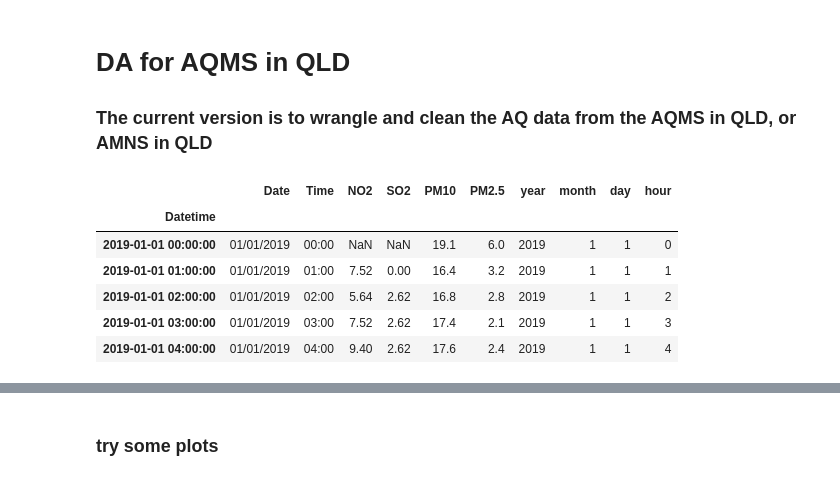
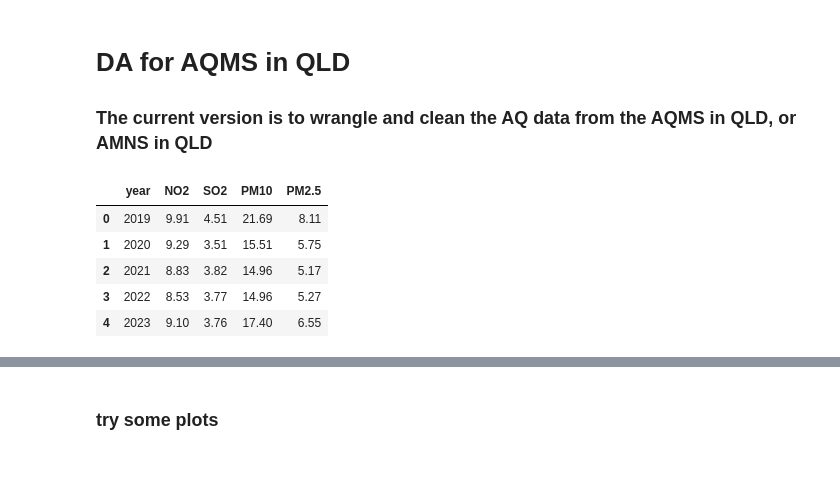
Before and after one commit to GinnCheng/DA_AQ_hub, a Jupyter notebook: main_script.ipynb, the cells around one changed output, grey strips where cells are left out. Cells and saved outputs as stored; diff of their text form; code cells hidden in the pictures.

```diff
--- a/main_script.ipynb
+++ b/main_script.ipynb
@@ -16,16 +16,15 @@ amns = ["Boat Creek", "Memorial Park", "South Gladstone"]
 bc_data = qadf(years=years, location="Boat Creek")
 # mp_data = qadf(years=years, location="Memorial Park")
 # sg_data = qadf(years=years, location="South Gladstone")
-df_bc = bc_data.fetch().format().wrangle(quantity_group=['dust','voc'],output=True)
+df_bc_yr_avg = bc_data.fetch().format().wrangle(quantity_group=['dust','voc']).average(period='year')
 # df_mp = mp_data.fetch().format()
 # df_sg = sg_data.fetch().format()
 # %%
-df_bc.head()
+df_bc_yr_avg.head()
 # %% [output]
-|  | Date | Time | NO2 | SO2 | PM10 | PM2.5 | year | month | day | hour |
-| Datetime |  |  |  |  |  |  |  |  |  |  |
-| 2019-01-01 00:00:00 | 01/01/2019 | 00:00 | NaN | NaN | 19.1 | 6.0 | 2019 | 1 | 1 | 0 |
-| 2019-01-01 01:00:00 | 01/01/2019 | 01:00 | 7.52 | 0.00 | 16.4 | 3.2 | 2019 | 1 | 1 | 1 |
-| 2019-01-01 02:00:00 | 01/01/2019 | 02:00 | 5.64 | 2.62 | 16.8 | 2.8 | 2019 | 1 | 1 | 2 |
-| 2019-01-01 03:00:00 | 01/01/2019 | 03:00 | 7.52 | 2.62 | 17.4 | 2.1 | 2019 | 1 | 1 | 3 |
-| 2019-01-01 04:00:00 | 01/01/2019 | 04:00 | 9.40 | 2.62 | 17.6 | 2.4 | 2019 | 1 | 1 | 4 |
+|  | year | NO2 | SO2 | PM10 | PM2.5 |
+| 0 | 2019 | 9.91 | 4.51 | 21.69 | 8.11 |
+| 1 | 2020 | 9.29 | 3.51 | 15.51 | 5.75 |
+| 2 | 2021 | 8.83 | 3.82 | 14.96 | 5.17 |
+| 3 | 2022 | 8.53 | 3.77 | 14.96 | 5.27 |
+| 4 | 2023 | 9.10 | 3.76 | 17.40 | 6.55 |
```
Also changed, not shown: parts of 10 cells of this notebook, 1 other file.
